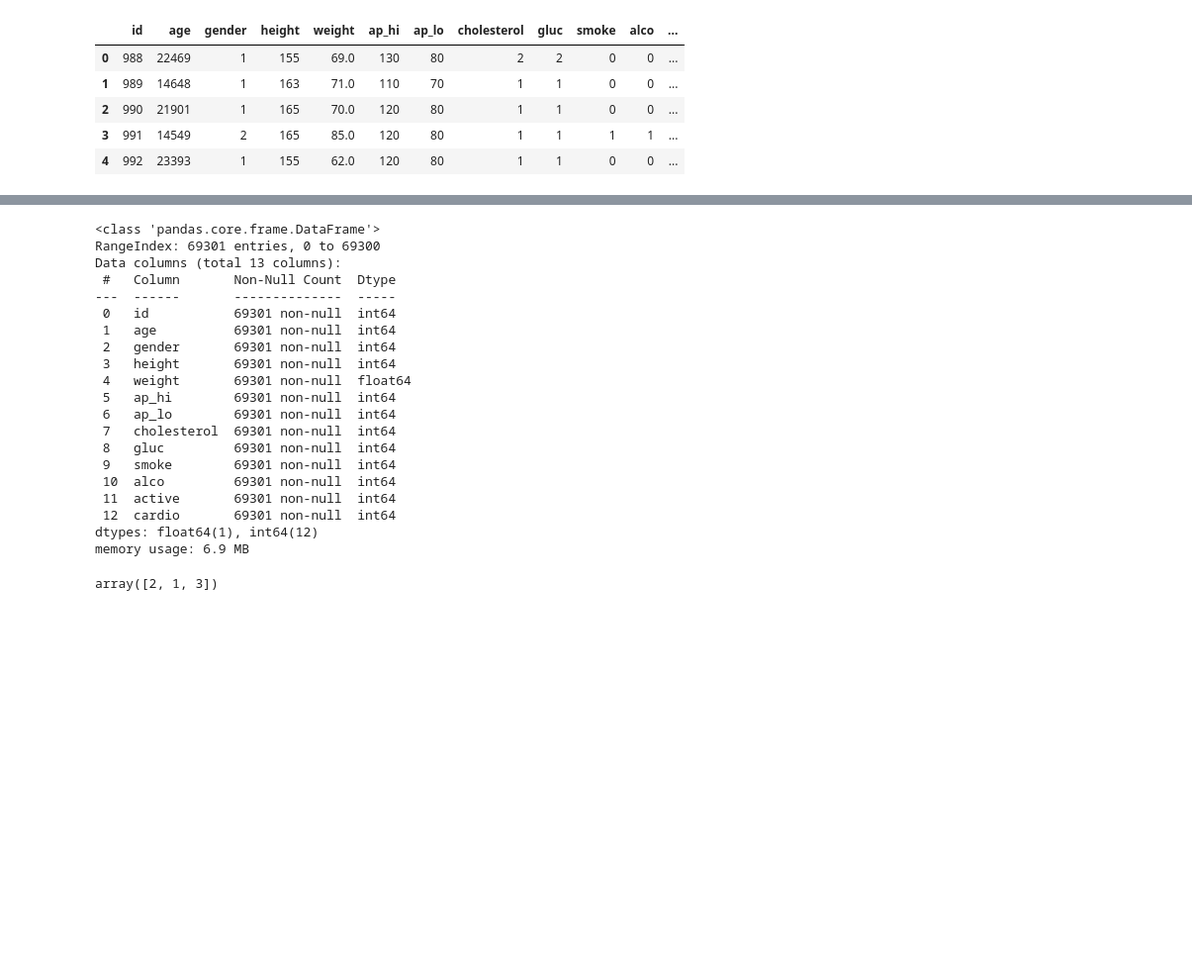
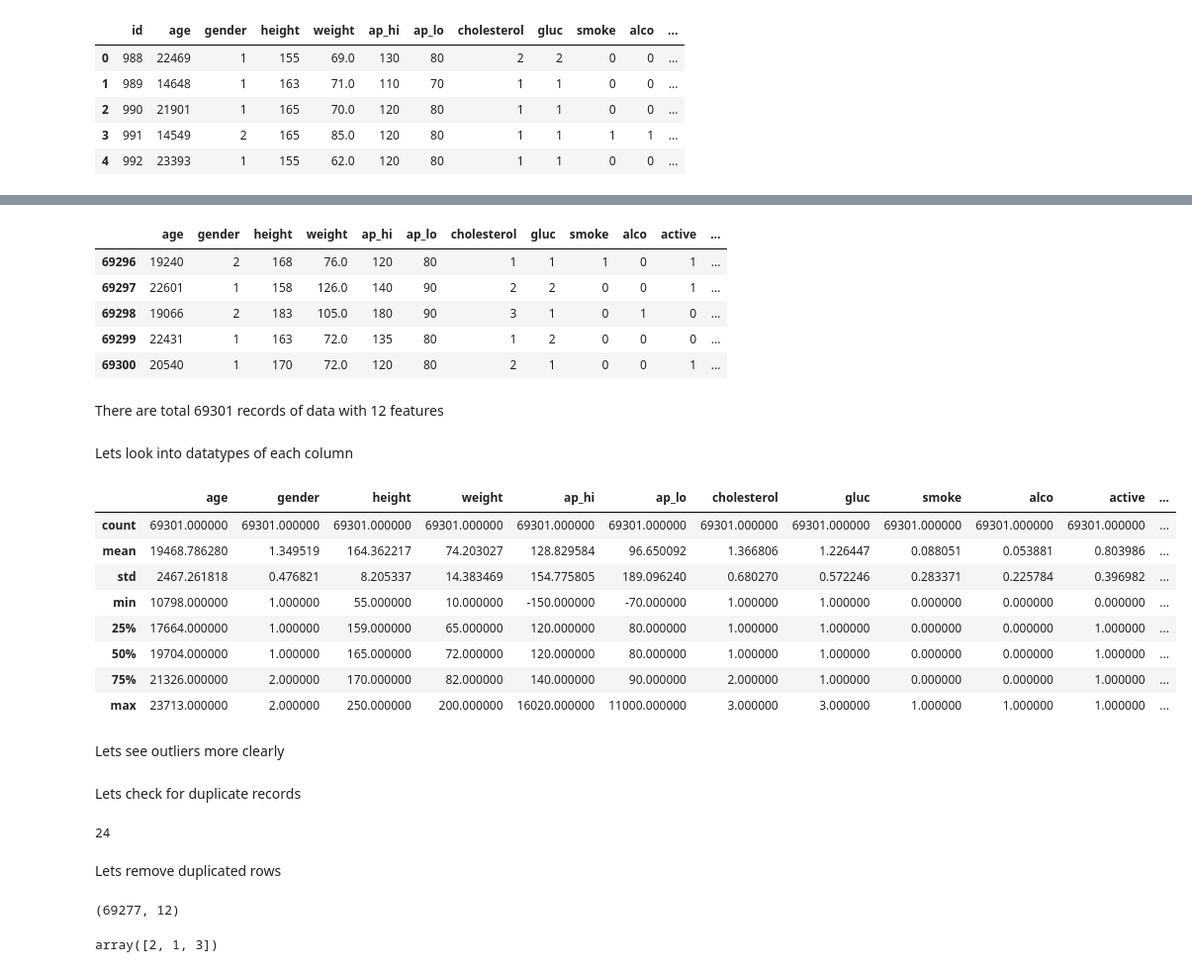
Before and after one commit to ikyath/CardioVascularDiseaseDetection, a Jupyter notebook: Cardiovascular_Disease_Detection.ipynb, the cells around one changed output, grey strips where cells are left out. Shown: that part at 99% size. Drawn from its saved outputs; the diff is of its cells as text; code cells hidden in the pictures; blank space fills up the shorter version.

```diff
--- a/Cardiovascular_Disease_Detection.ipynb
+++ b/Cardiovascular_Disease_Detection.ipynb
@@ -41,26 +50,43 @@ train.shape
 # %%
-train.info()
+train.tail()
 # %% [output]
-<class 'pandas.core.frame.DataFrame'>
-RangeIndex: 69301 entries, 0 to 69300
-Data columns (total 13 columns):
- #   Column       Non-Null Count  Dtype
----  ------       --------------  -----
- 0   id           69301 non-null  int64
- 1   age          69301 non-null  int64
- 2   gender       69301 non-null  int64
- 3   height       69301 non-null  int64
- 4   weight       69301 non-null  float64
- 5   ap_hi        69301 non-null  int64
- 6   ap_lo        69301 non-null  int64
- 7   cholesterol  69301 non-null  int64
- 8   gluc         69301 non-null  int64
- 9   smoke        69301 non-null  int64
- 10  alco         69301 non-null  int64
- 11  active       69301 non-null  int64
- 12  cardio       69301 non-null  int64
-dtypes: float64(1), int64(12)
-memory usage: 6.9 MB
+|  | age | gender | height | weight | ap_hi | ap_lo | cholesterol | gluc | smoke | alco | active | ... |
+| 69296 | 19240 | 2 | 168 | 76.0 | 120 | 80 | 1 | 1 | 1 | 0 | 1 | ... |
+| 69297 | 22601 | 1 | 158 | 126.0 | 140 | 90 | 2 | 2 | 0 | 0 | 1 | ... |
+| 69298 | 19066 | 2 | 183 | 105.0 | 180 | 90 | 3 | 1 | 0 | 1 | 0 | ... |
+| 69299 | 22431 | 1 | 163 | 72.0 | 135 | 80 | 1 | 2 | 0 | 0 | 0 | ... |
+| 69300 | 20540 | 1 | 170 | 72.0 | 120 | 80 | 2 | 1 | 0 | 0 | 1 | ... |
+# %% [markdown]
+There are total 69301 records of data with 12 features
+# %% [markdown]
+Lets look into datatypes of each column
+# %%
+train.describe()
+# %% [output]
+|  | age | gender | height | weight | ap_hi | ap_lo | cholesterol | gluc | smoke | alco | active | ... |
+| count | 69301.000000 | 69301.000000 | 69301.000000 | 69301.000000 | 69301.000000 | 69301.000000 | 69301.000000 | 69301.000000 | 69301.000000 | 69301.000000 | 69301.000000 | ... |
+| mean | 19468.786280 | 1.349519 | 164.362217 | 74.203027 | 128.829584 | 96.650092 | 1.366806 | 1.226447 | 0.088051 | 0.053881 | 0.803986 | ... |
+| std | 2467.261818 | 0.476821 | 8.205337 | 14.383469 | 154.775805 | 189.096240 | 0.680270 | 0.572246 | 0.283371 | 0.225784 | 0.396982 | ... |
+| min | 10798.000000 | 1.000000 | 55.000000 | 10.000000 | -150.000000 | -70.000000 | 1.000000 | 1.000000 | 0.000000 | 0.000000 | 0.000000 | ... |
+| 25% | 17664.000000 | 1.000000 | 159.000000 | 65.000000 | 120.000000 | 80.000000 | 1.000000 | 1.000000 | 0.000000 | 0.000000 | 1.000000 | ... |
+| 50% | 19704.000000 | 1.000000 | 165.000000 | 72.000000 | 120.000000 | 80.000000 | 1.000000 | 1.000000 | 0.000000 | 0.000000 | 1.000000 | ... |
+| 75% | 21326.000000 | 2.000000 | 170.000000 | 82.000000 | 140.000000 | 90.000000 | 2.000000 | 1.000000 | 0.000000 | 0.000000 | 1.000000 | ... |
+| max | 23713.000000 | 2.000000 | 250.000000 | 200.000000 | 16020.000000 | 11000.000000 | 3.000000 | 3.000000 | 1.000000 | 1.000000 | 1.000000 | ... |
+# %% [markdown]
+Lets see outliers more clearly
+# %% [markdown]
+Lets check for duplicate records
+# %%
+train.duplicated().sum()
+# %% [output]
+24
+# %% [markdown]
+Lets remove duplicated rows
+# %%
+train.drop_duplicates(inplace=True)
+print(train.shape)
+# %% [output]
+(69277, 12)
 # %%
 train.cholesterol.unique()
 # %% [output]
```
Also changed, not shown: parts of 13 cells of this notebook.
